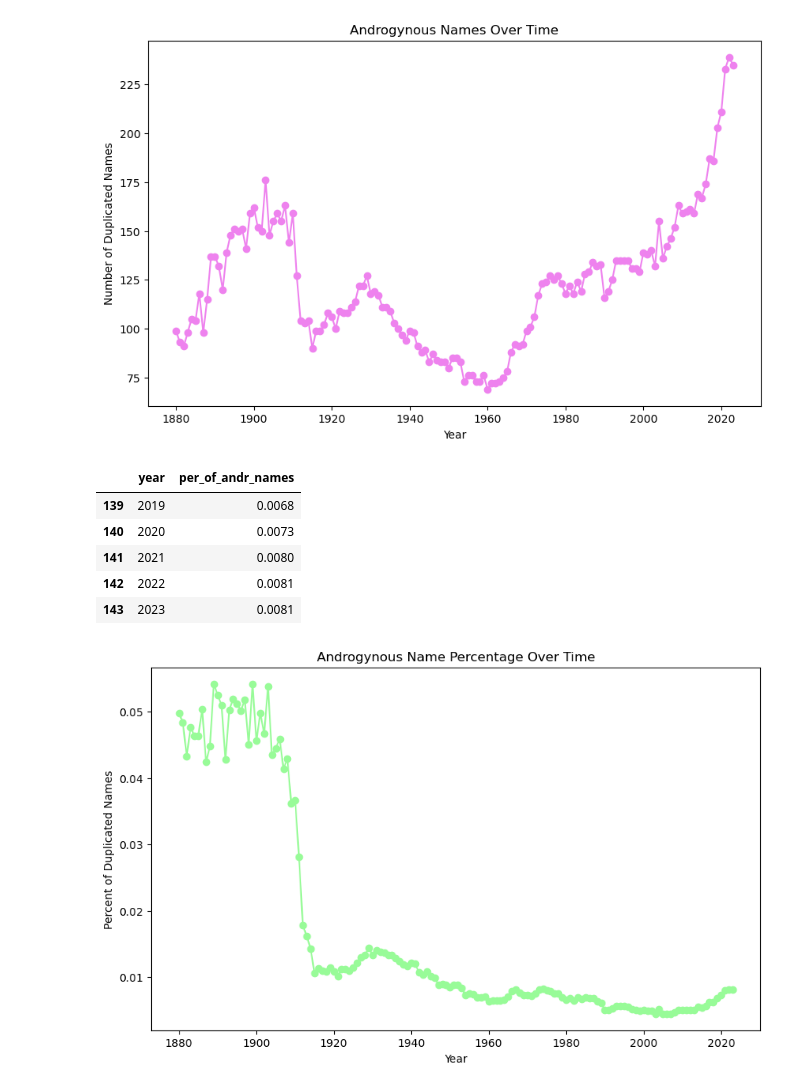
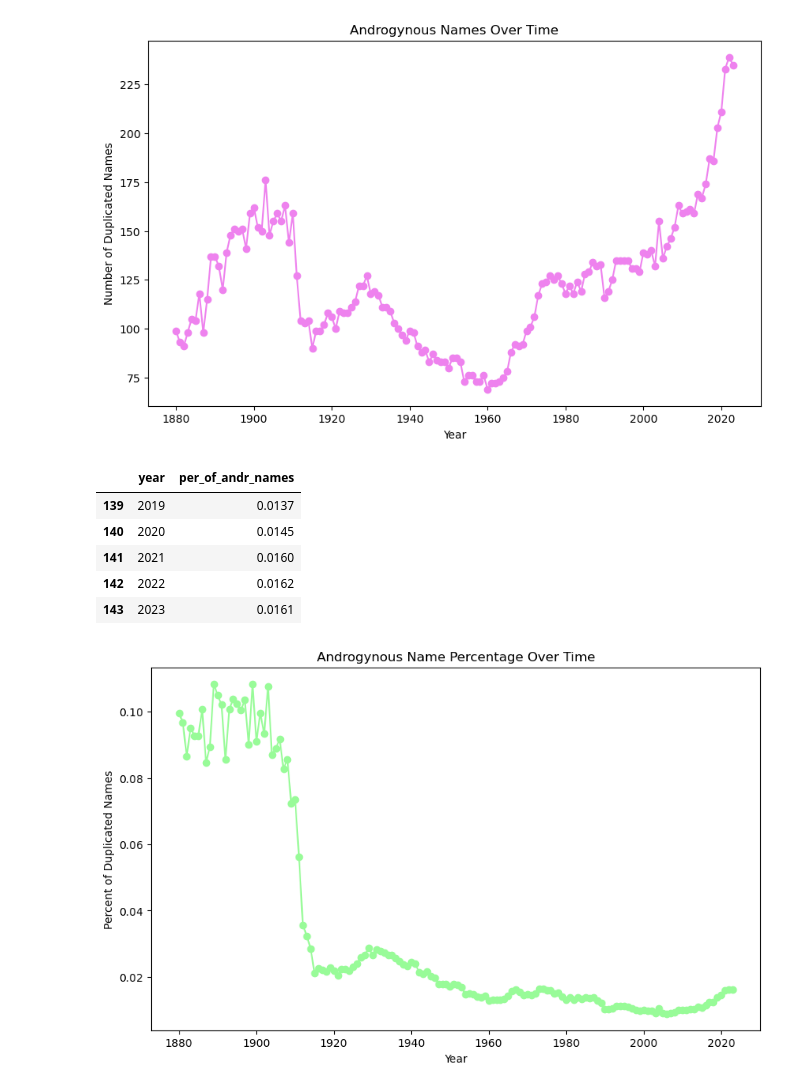
Before and after one commit to bwolff26/name_study, a Jupyter notebook: code/ceda_and_modeling_i.ipynb, the cells around one changed output. Saved outputs shown, nothing was run; the diff lists cells and outputs as text; code cells hidden in the pictures.

```diff
--- a/code/ceda_and_modeling_i.ipynb
+++ b/code/ceda_and_modeling_i.ipynb
@@ -382,28 +384,30 @@ plt.ylabel('Number of Duplicated Names');
 # %% [output]
 [figure]
 # %%
+#Let's do this now for percentags
+
 years = 1880
 yeare = 2023
 
 thresh = .0001
 
 andr_names_over_time_per= {}
 
 for year in range(years, yeare+1):
     df_year = df[df['year']==year].sort_values('count', ascending=True).reset_index(drop=True)
     andr_names_peryear = df_year[(df_year['first'].duplicated(keep='last'))&(df_year['per_of_year']>=thresh)].shape[0]
     uniques = len(df_year['first'].unique())
-    andr_names_over_time_per[year] = round(andr_names_peryear / (uniques + andr_names_peryear), 4)
+    andr_names_over_time_per[year] = round((andr_names_peryear * 2) / (uniques + andr_names_peryear), 4)
 
 andr_names_over_time_per_df = pd.DataFrame(list(andr_names_over_time_per.items()), columns=['year', 'per_of_andr_names'])
 andr_names_over_time_per_df.tail()
 # %% [output]
 |  | year | per_of_andr_names |
-| 139 | 2019 | 0.0068 |
-| 140 | 2020 | 0.0073 |
-| 141 | 2021 | 0.0080 |
-| 142 | 2022 | 0.0081 |
-| 143 | 2023 | 0.0081 |
+| 139 | 2019 | 0.0137 |
+| 140 | 2020 | 0.0145 |
+| 141 | 2021 | 0.0160 |
+| 142 | 2022 | 0.0162 |
+| 143 | 2023 | 0.0161 |
 # %%
 color = 'palegreen'
 
```
Also changed, not shown: parts of 2 cells of this notebook.
